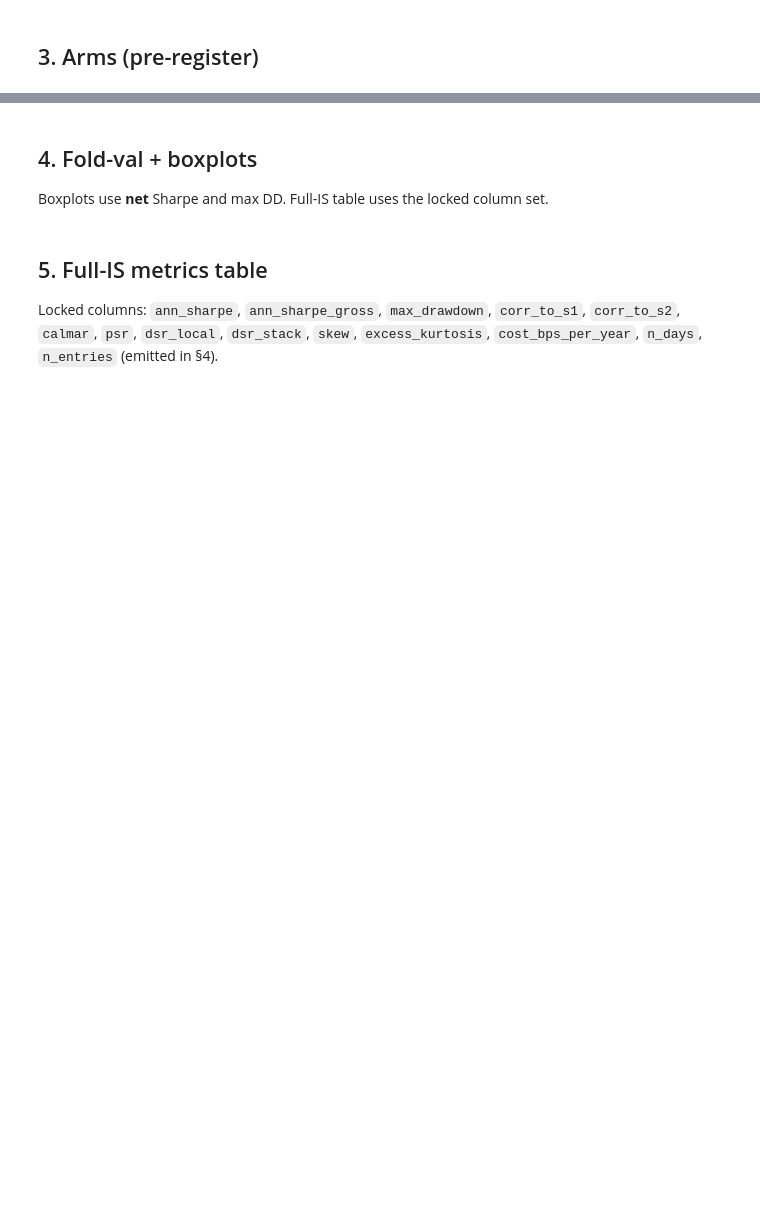
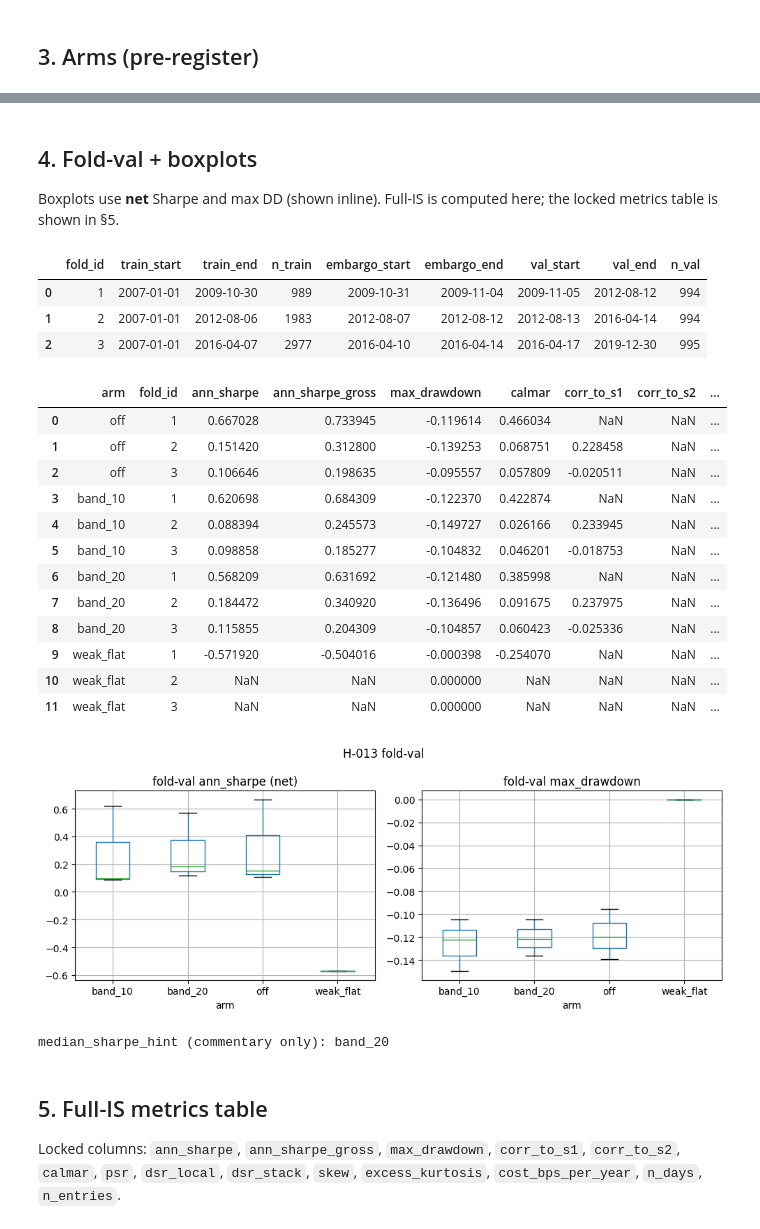
Before and after one commit to charlievellacott/trading_portfolio, a Jupyter notebook: 02_research/s3_fx_trend/notebooks/core_sleeve/H-013_rebalance_bands.ipynb, the cells around one changed output, grey strips where cells are left out. Cells and saved outputs as stored; diff of their text form; code cells hidden in the pictures; blank space fills up the shorter version.

```diff
--- a/02_research/s3_fx_trend/notebooks/core_sleeve/H-013_rebalance_bands.ipynb
+++ b/02_research/s3_fx_trend/notebooks/core_sleeve/H-013_rebalance_bands.ipynb
@@ -128,7 +139,7 @@ print("registered", list(configs.keys()))
 # %% [markdown]
 ## 4. Fold-val + boxplots
 
-Boxplots use **net** Sharpe and max DD. Full-IS table uses the locked column set.
+Boxplots use **net** Sharpe and max DD (shown inline). Full-IS is computed here; the locked metrics table is shown in §5.
 # %%
 FULL_IS_COLS = [
     "arm",
@@ -150,7 +161,6 @@ FULL_IS_COLS = [
 
 fold_df = pd.DataFrame()
 full_is_df = pd.DataFrame()
-sel = pd.DataFrame()
 _reer = reer if "reer" in dir() else pd.DataFrame()
 
 if panel_is.empty or "date" not in panel_is.columns:
@@ -166,57 +176,68 @@ else:
         )
         display(fold_table(folds))
         fold_df = fold_val_metrics(
             panel_is,
             folds,
             configs,
             hyp_id=HYP_ID,
             sleeve=SLEEVE,
             s1_weekly=s1_weekly,
             s2_daily=s2_daily,
             rates_df=rates if not rates.empty else None,
             reer_df=_reer if not _reer.empty else None,
         )
         display(fold_df.head(20))
 
-        pdf_path = os.path.join(TEARSHEET_DIR, f"{HYP_ID}_fold_val_boxplots.pdf")
-        with PdfPages(pdf_path) as pdf:
-            fig, axes = plt.subplots(1, 2, figsize=(10, 4))
-            if not fold_df.empty and "ann_sharpe" in fold_df.columns:
-                fold_df.boxplot(column="ann_sharpe", by="arm", ax=axes[0])
-                axes[0].set_title("fold-val ann_sharpe (net)")
-                axes[0].set_xlabel("arm")
-            if not fold_df.empty and "max_drawdown" in fold_df.columns:
-                fold_df.boxplot(column="max_drawdown", by="arm", ax=axes[1])
-                axes[1].set_title("fold-val max_drawdown")
-                axes[1].set_xlabel("arm")
-            plt.suptitle(f"{HYP_ID} fold-val")
-            pdf.savefig(fig)
-            plt.close(fig)
-        print("wrote", pdf_path)
+        fig, axes = plt.subplots(1, 2, figsize=(10, 4))
+        if not fold_df.empty and "ann_sharpe" in fold_df.columns:
+            fold_df.boxplot(column="ann_sharpe", by="arm", ax=axes[0])
+            axes[0].set_title("fold-val ann_sharpe (net)")
+            axes[0].set_xlabel("arm")
+        if not fold_df.empty and "max_drawdown" in fold_df.columns:
+            fold_df.boxplot(column="max_drawdown", by="arm", ax=axes[1])
+            axes[1].set_title("fold-val max_drawdown")
+            axes[1].set_xlabel("arm")
+        plt.suptitle(f"{HYP_ID} fold-val")
+        plt.tight_layout()
+        plt.show()
 
         full_is_df = full_is_metrics(
             panel_is,
             configs,
             hyp_id=HYP_ID,
             sleeve=SLEEVE,
             s1_weekly=s1_weekly,
             s2_daily=s2_daily,
             rates_df=rates if not rates.empty else None,
             reer_df=_reer if not _reer.empty else None,
         )
-        cols = [c for c in FULL_IS_COLS if c in full_is_df.columns]
-        display(full_is_df[cols])
-        print("Full-IS columns (locked):", FULL_IS_COLS)
-
-        sel = arm_selection_table(fold_df, full_is_df)
-        display(sel)
         hint = median_sharpe_hint(fold_df)
         print("median_sharpe_hint (commentary only):", hint)
     except Exception as exc:
         warnings.warn(f"fold-val / full-IS failed (panel may be too short): {exc!r}")
+# %% [output]
+|  | fold_id | train_start | train_end | n_train | embargo_start | embargo_end | val_start | val_end | n_val |
+| 0 | 1 | 2007-01-01 | 2009-10-30 | 989 | 2009-10-31 | 2009-11-04 | 2009-11-05 | 2012-08-12 | 994 |
+| 1 | 2 | 2007-01-01 | 2012-08-06 | 1983 | 2012-08-07 | 2012-08-12 | 2012-08-13 | 2016-04-14 | 994 |
+| 2 | 3 | 2007-01-01 | 2016-04-07 | 2977 | 2016-04-10 | 2016-04-14 | 2016-04-17 | 2019-12-30 | 995 |
+|  | arm | fold_id | ann_sharpe | ann_sharpe_gross | max_drawdown | calmar | corr_to_s1 | corr_to_s2 | ... |
+| 0 | off | 1 | 0.667028 | 0.733945 | -0.119614 | 0.466034 | NaN | NaN | ... |
+| 1 | off | 2 | 0.151420 | 0.312800 | -0.139253 | 0.068751 | 0.228458 | NaN | ... |
+| 2 | off | 3 | 0.106646 | 0.198635 | -0.095557 | 0.057809 | -0.020511 | NaN | ... |
+| 3 | band_10 | 1 | 0.620698 | 0.684309 | -0.122370 | 0.422874 | NaN | NaN | ... |
+| 4 | band_10 | 2 | 0.088394 | 0.245573 | -0.149727 | 0.026166 | 0.233945 | NaN | ... |
+| 5 | band_10 | 3 | 0.098858 | 0.185277 | -0.104832 | 0.046201 | -0.018753 | NaN | ... |
+| 6 | band_20 | 1 | 0.568209 | 0.631692 | -0.121480 | 0.385998 | NaN | NaN | ... |
+| 7 | band_20 | 2 | 0.184472 | 0.340920 | -0.136496 | 0.091675 | 0.237975 | NaN | ... |
+| 8 | band_20 | 3 | 0.115855 | 0.204309 | -0.104857 | 0.060423 | -0.025336 | NaN | ... |
+| 9 | weak_flat | 1 | -0.571920 | -0.504016 | -0.000398 | -0.254070 | NaN | NaN | ... |
+| 10 | weak_flat | 2 | NaN | NaN | 0.000000 | NaN | NaN | NaN | ... |
+| 11 | weak_flat | 3 | NaN | NaN | 0.000000 | NaN | NaN | NaN | ... |
+[figure, added]
+median_sharpe_hint (commentary only): band_20
 # %% [markdown]
 ## 5. Full-IS metrics table
 
-Locked columns: `ann_sharpe`, `ann_sharpe_gross`, `max_drawdown`, `corr_to_s1`, `corr_to_s2`, `calmar`, `psr`, `dsr_local`, `dsr_stack`, `skew`, `excess_kurtosis`, `cost_bps_per_year`, `n_days`, `n_entries` (emitted in §4).
+Locked columns: `ann_sharpe`, `ann_sharpe_gross`, `max_drawdown`, `corr_to_s1`, `corr_to_s2`, `calmar`, `psr`, `dsr_local`, `dsr_stack`, `skew`, `excess_kurtosis`, `cost_bps_per_year`, `n_days`, `n_entries`.
 # %%
 display(full_is_df[[c for c in FULL_IS_COLS if c in full_is_df.columns]]) if not full_is_df.empty else print('no full-IS yet')
```
Also changed, not shown: parts of 9 cells of this notebook, 53 other files.
